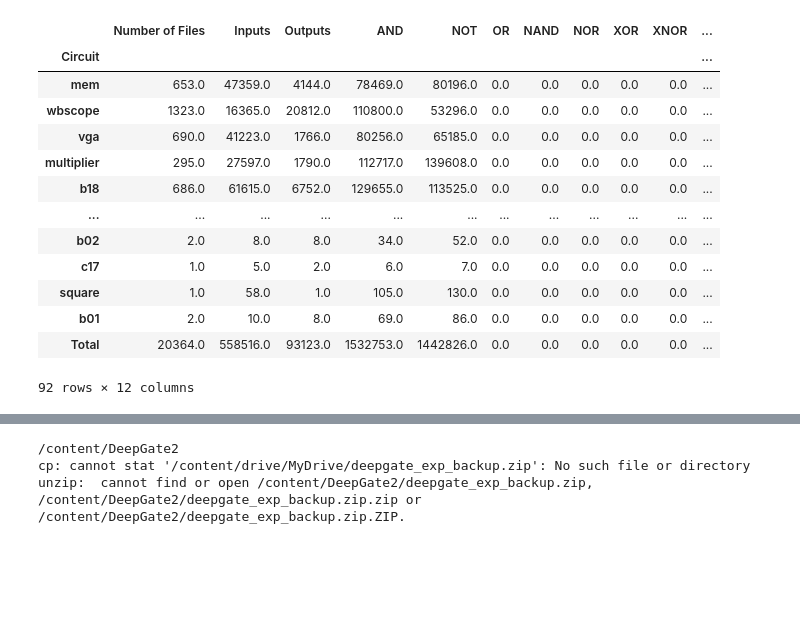
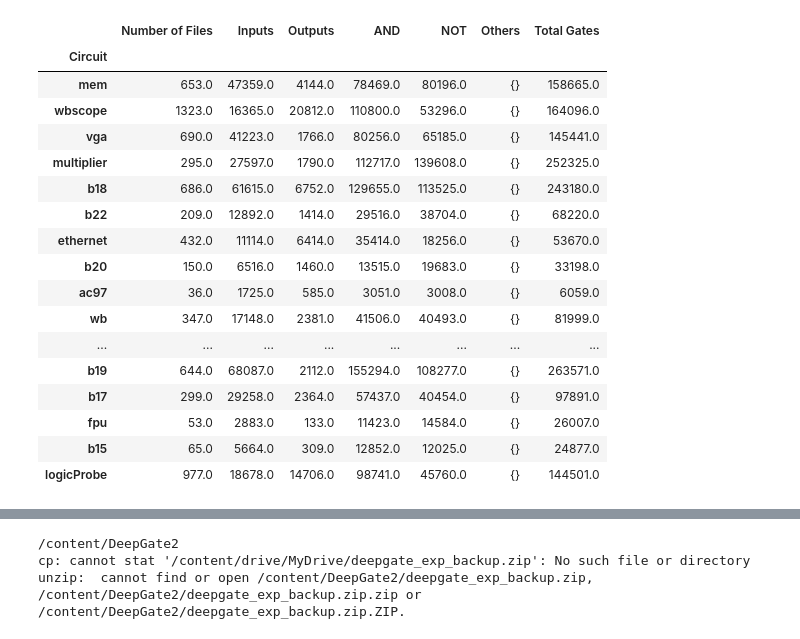
Before and after one commit to mangohehe/DeepGate2, a Jupyter notebook: notebooks/Data-Learning.ipynb, the cells around one changed output, grey strips where cells are left out. Saved outputs shown, nothing was run; the diff lists cells and outputs as text; code cells hidden in the pictures; blank space fills up the shorter version.

```diff
--- a/notebooks/Data-Learning.ipynb
+++ b/notebooks/Data-Learning.ipynb
@@ -159,3 +232,4 @@ def analyze_bench_files(bench_dir):
 # %%
 # Call the function with the directory path
 df = analyze_bench_files(RAW_AIG_DIR)
+df = df.loc[:, (df != 0).any(axis=0)]
@@ -174,17 +250,21 @@ df.describe()
 # %%
-df
+df.head(20)
 # %% [output]
-|  | Number of Files | Inputs | Outputs | AND | NOT | OR | NAND | NOR | XOR | XNOR | ... |
-| Circuit |  |  |  |  |  |  |  |  |  |  | ... |
-| mem | 653.0 | 47359.0 | 4144.0 | 78469.0 | 80196.0 | 0.0 | 0.0 | 0.0 | 0.0 | 0.0 | ... |
-| wbscope | 1323.0 | 16365.0 | 20812.0 | 110800.0 | 53296.0 | 0.0 | 0.0 | 0.0 | 0.0 | 0.0 | ... |
-| vga | 690.0 | 41223.0 | 1766.0 | 80256.0 | 65185.0 | 0.0 | 0.0 | 0.0 | 0.0 | 0.0 | ... |
-| multiplier | 295.0 | 27597.0 | 1790.0 | 112717.0 | 139608.0 | 0.0 | 0.0 | 0.0 | 0.0 | 0.0 | ... |
-| b18 | 686.0 | 61615.0 | 6752.0 | 129655.0 | 113525.0 | 0.0 | 0.0 | 0.0 | 0.0 | 0.0 | ... |
-| ... | ... | ... | ... | ... | ... | ... | ... | ... | ... | ... | ... |
-| b02 | 2.0 | 8.0 | 8.0 | 34.0 | 52.0 | 0.0 | 0.0 | 0.0 | 0.0 | 0.0 | ... |
-| c17 | 1.0 | 5.0 | 2.0 | 6.0 | 7.0 | 0.0 | 0.0 | 0.0 | 0.0 | 0.0 | ... |
-| square | 1.0 | 58.0 | 1.0 | 105.0 | 130.0 | 0.0 | 0.0 | 0.0 | 0.0 | 0.0 | ... |
-| b01 | 2.0 | 10.0 | 8.0 | 69.0 | 86.0 | 0.0 | 0.0 | 0.0 | 0.0 | 0.0 | ... |
-| Total | 20364.0 | 558516.0 | 93123.0 | 1532753.0 | 1442826.0 | 0.0 | 0.0 | 0.0 | 0.0 | 0.0 | ... |
+|  | Number of Files | Inputs | Outputs | AND | NOT | Others | Total Gates |
+| Circuit |  |  |  |  |  |  |  |
+| mem | 653.0 | 47359.0 | 4144.0 | 78469.0 | 80196.0 | {} | 158665.0 |
+| wbscope | 1323.0 | 16365.0 | 20812.0 | 110800.0 | 53296.0 | {} | 164096.0 |
+| vga | 690.0 | 41223.0 | 1766.0 | 80256.0 | 65185.0 | {} | 145441.0 |
+| multiplier | 295.0 | 27597.0 | 1790.0 | 112717.0 | 139608.0 | {} | 252325.0 |
+| b18 | 686.0 | 61615.0 | 6752.0 | 129655.0 | 113525.0 | {} | 243180.0 |
+| b22 | 209.0 | 12892.0 | 1414.0 | 29516.0 | 38704.0 | {} | 68220.0 |
+| ethernet | 432.0 | 11114.0 | 6414.0 | 35414.0 | 18256.0 | {} | 53670.0 |
+| b20 | 150.0 | 6516.0 | 1460.0 | 13515.0 | 19683.0 | {} | 33198.0 |
+| ac97 | 36.0 | 1725.0 | 585.0 | 3051.0 | 3008.0 | {} | 6059.0 |
+| wb | 347.0 | 17148.0 | 2381.0 | 41506.0 | 40493.0 | {} | 81999.0 |
+| ... | ... | ... | ... | ... | ... | ... | ... |
+| b19 | 644.0 | 68087.0 | 2112.0 | 155294.0 | 108277.0 | {} | 263571.0 |
+| b17 | 299.0 | 29258.0 | 2364.0 | 57437.0 | 40454.0 | {} | 97891.0 |
+| fpu | 53.0 | 2883.0 | 133.0 | 11423.0 | 14584.0 | {} | 26007.0 |
+| b15 | 65.0 | 5664.0 | 309.0 | 12852.0 | 12025.0 | {} | 24877.0 |
+| logicProbe | 977.0 | 18678.0 | 14706.0 | 98741.0 | 45760.0 | {} | 144501.0 |
-92 rows × 12 columns
```
Also changed, not shown: parts of 14 cells of this notebook.
